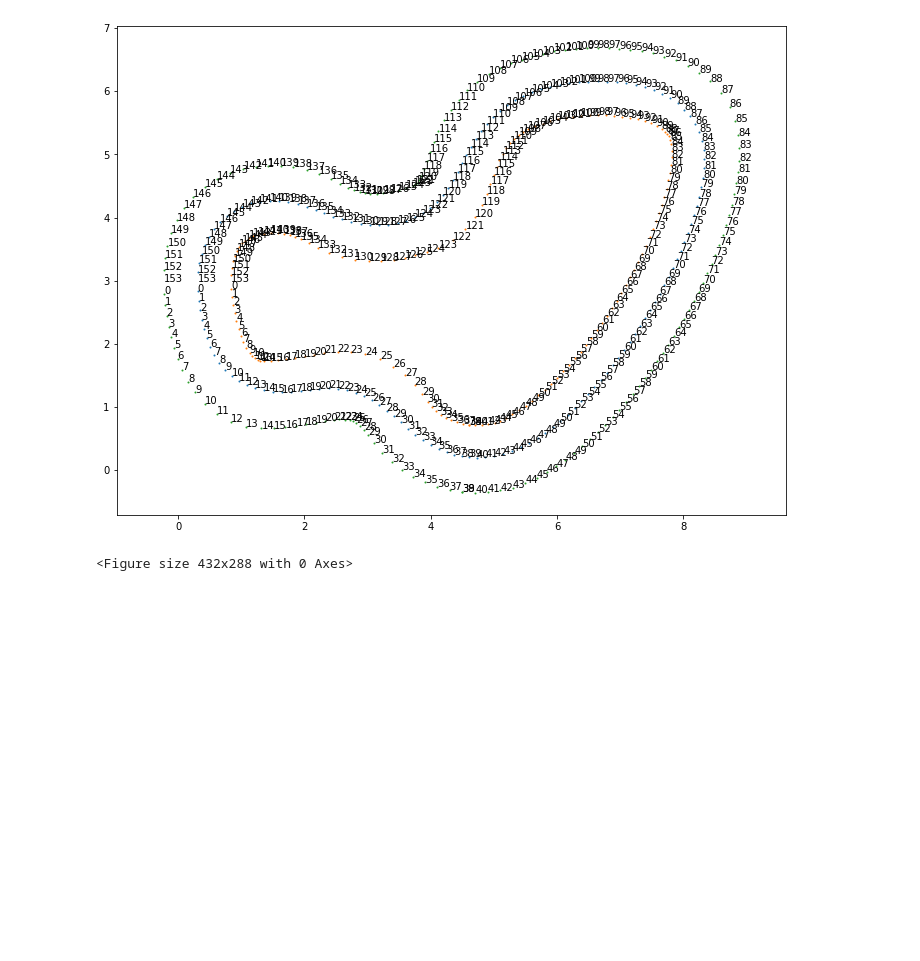
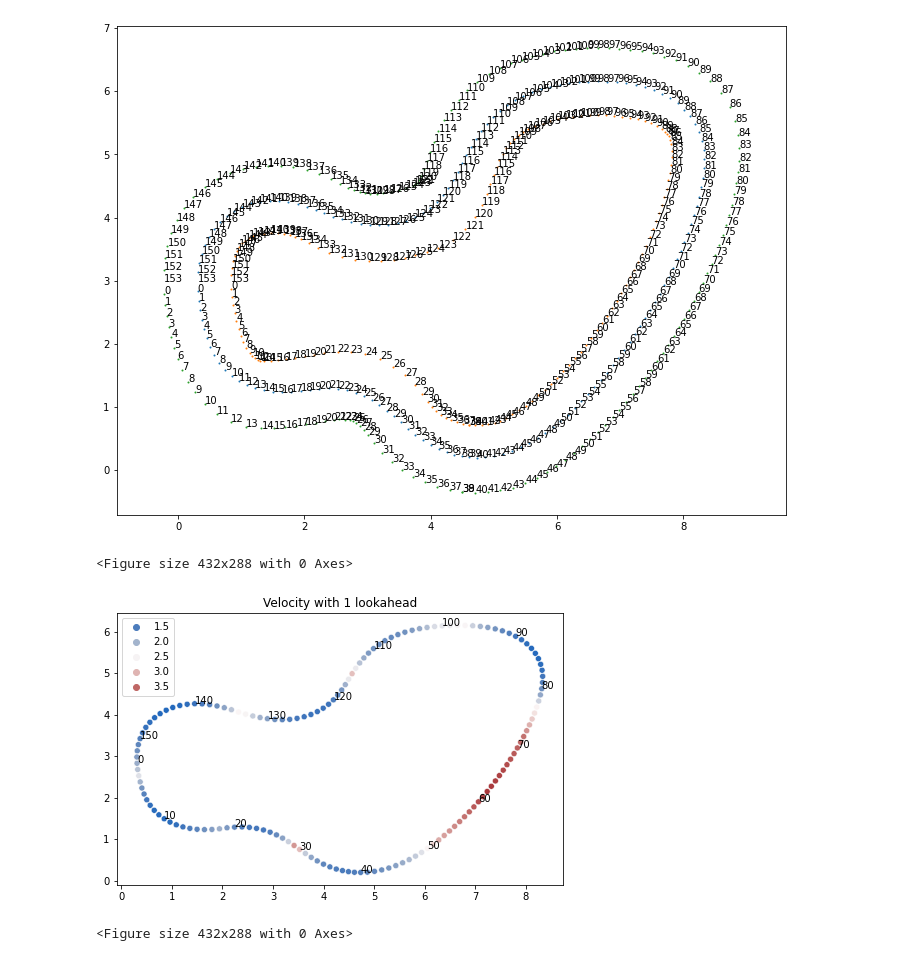
Before and after one commit to itemhsu/raceline, a Jupyter notebook: genRaceLine.ipynb, the cells around one changed output. Saved outputs shown, nothing was run; the diff lists cells and outputs as text; code cells hidden in the pictures; blank space fills up the shorter version.

Commit message:
add speed

```diff
--- a/genRaceLine.ipynb
+++ b/genRaceLine.ipynb
@@ -147,3 +147,17 @@ Writing python code to ./reInvent2019_track-100-8-2021-06-20-062652.py
 Writing numpy binary to ./reInvent2019_track-100-8-2021-06-20-062652.npy
 [figure]
 <Figure size 432x288 with 0 Axes>
+# %%
+from matplotlib import pyplot as plt
+import seaborn as sns
+import numpy as np
+
+
+# Change manually (this is only so that output files are named correctly)
+#fpath = "./reInvent2019_track-10000-8-2021-04-22-223450.npy"
+#fpath = "./reInvent2019_track-100-8-2021-06-20-062652.npy"
+fpath = npy_fname
+TRACK_NAME = "reInvent2019_track"
+LOOK_AHEAD_POINTS = 1
+MIN_SPEED = 1.33
+MAX_SPEED = 4
@@ -149,0 +238,24 @@ Writing numpy binary to ./reInvent2019_track-100-8-2021-06-20-062652.npy
+# %%
+racing_track = np.load(fpath)
+x = [i[0] for i in racing_track]
+y = [i[1] for i in racing_track]
+
+# Without lookahead
+velocity_no_lookahead = optimal_velocity(track=racing_track,
+    min_speed=MIN_SPEED, max_speed=MAX_SPEED, look_ahead_points=LOOK_AHEAD_POINTS)
+
+fig, ax = plt.subplots(figsize=(8, 5))
+ax = sns.scatterplot(x=x, y=y, hue=velocity_no_lookahead,
+                     palette="vlag").set_title("Velocity with %s lookahead" %LOOK_AHEAD_POINTS)
+#for i in racing_track:
+#    ax.annotate(i, (x[i], y[i]))
+ii=0
+for i in racing_track:
+    if ii%10==0:
+        plt.text(i[0], i[1], ii)
+    ii=ii+1
+plt.show()
+plt.savefig('%s-speedMap.png' %TRACK_NAME)
+# %% [output]
+[figure, added]
+<Figure size 432x288 with 0 Axes>
```
Also changed, not shown: parts of 1 cell of this notebook.
